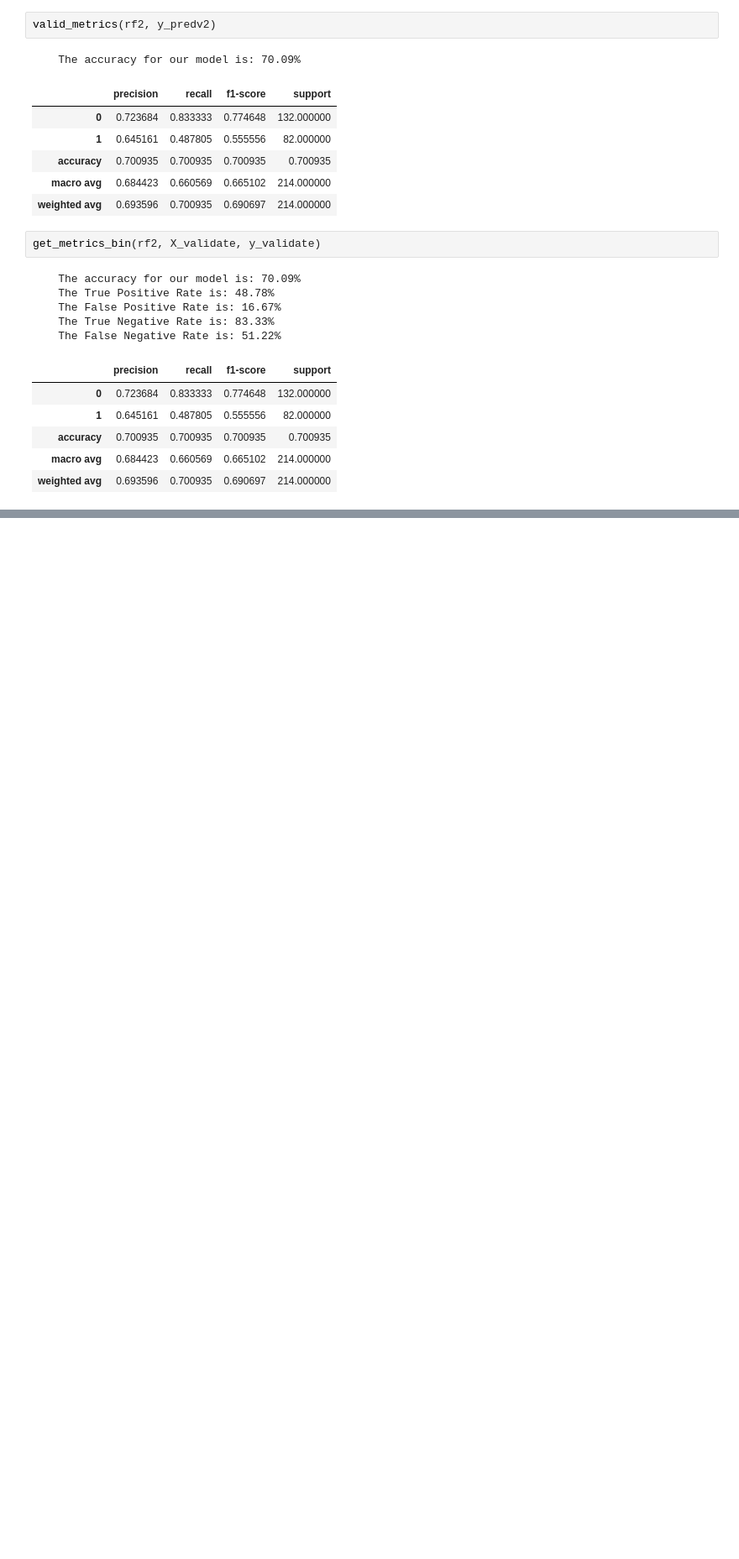
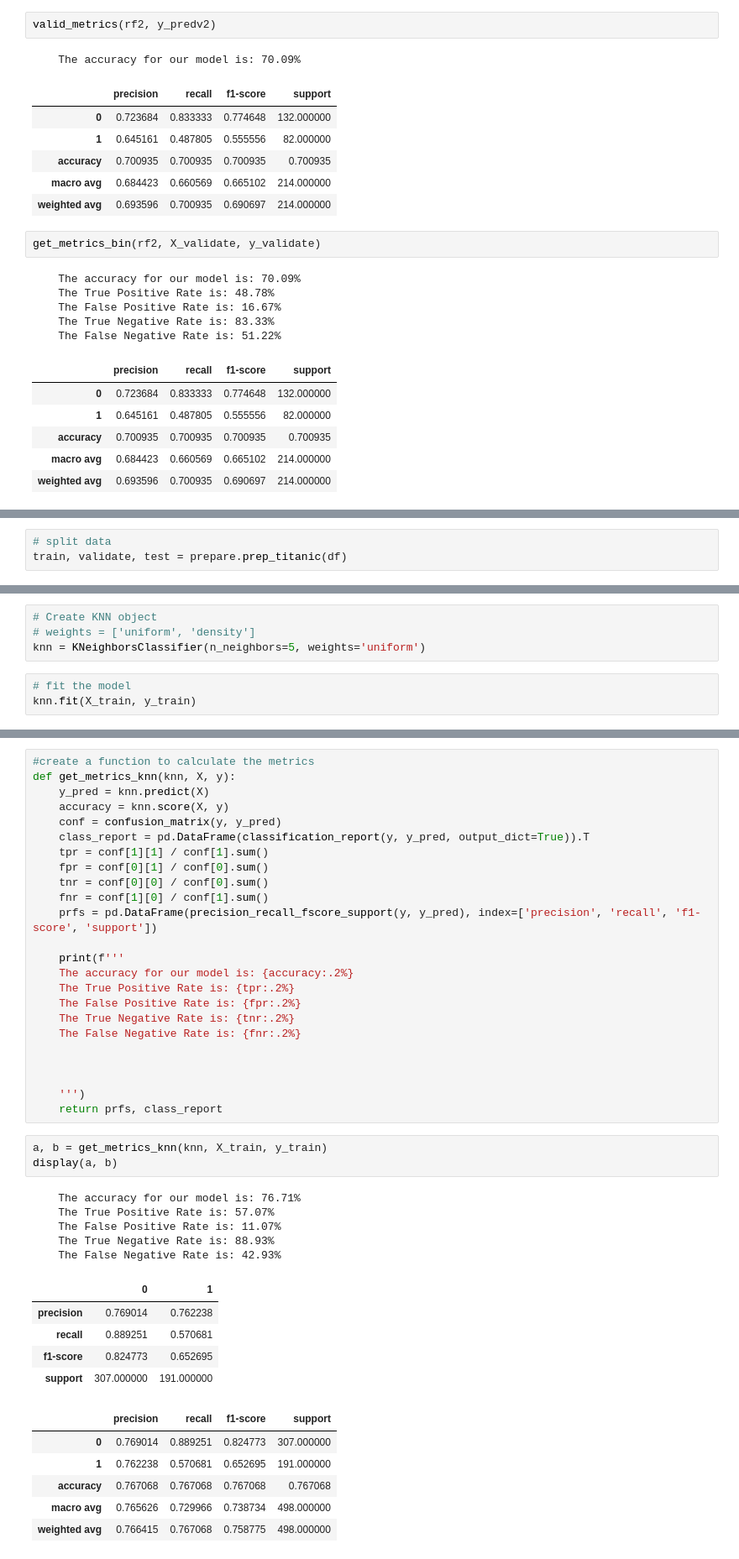
Before and after one commit to o0amandagomez0o/classification-exercises, a Jupyter notebook: model.ipynb, the cells around one changed output, grey strips where cells are left out. Shown at 84% size. Drawn from its saved outputs; the diff is of its cells as text; blank space fills up the shorter version.

```diff
--- a/model.ipynb
+++ b/model.ipynb
@@ -1061,0 +1097,3 @@ get_metrics_bin(rf2, X_validate, y_validate)
+# %%
+# split data
+train, validate, test = prepare.prep_titanic(df)
@@ -1061,0 +1119,7 @@ get_metrics_bin(rf2, X_validate, y_validate)
+# %%
+# Create KNN object
+# weights = ['uniform', 'density']
+knn = KNeighborsClassifier(n_neighbors=5, weights='uniform')
+# %%
+# fit the model
+knn.fit(X_train, y_train)
@@ -1061,0 +1154,44 @@ get_metrics_bin(rf2, X_validate, y_validate)
+# %%
+#create a function to calculate the metrics
+def get_metrics_knn(knn, X, y):
+    y_pred = knn.predict(X)
+    accuracy = knn.score(X, y)
+    conf = confusion_matrix(y, y_pred)
+    class_report = pd.DataFrame(classification_report(y, y_pred, output_dict=True)).T
+    tpr = conf[1][1] / conf[1].sum()
+    fpr = conf[0][1] / conf[0].sum()
+    tnr = conf[0][0] / conf[0].sum()
+    fnr = conf[1][0] / conf[1].sum()
+    prfs = pd.DataFrame(precision_recall_fscore_support(y, y_pred), index=['precision', 'recall', 'f1-score', 'support'])
+
+    print(f'''
+    The accuracy for our model is: {accuracy:.2%}
+    The True Positive Rate is: {tpr:.2%}
+    The False Positive Rate is: {fpr:.2%}
+    The True Negative Rate is: {tnr:.2%}
+    The False Negative Rate is: {fnr:.2%}
+
+
+
+    ''')
+    return prfs, class_report
+# %%
+a, b = get_metrics_knn(knn, X_train, y_train)
+display(a, b)
+# %% [output]
+    The accuracy for our model is: 76.71%
+    The True Positive Rate is: 57.07%
+    The False Positive Rate is: 11.07%
+    The True Negative Rate is: 88.93%
+    The False Negative Rate is: 42.93%
+|  | 0 | 1 |
+| precision | 0.769014 | 0.762238 |
+| recall | 0.889251 | 0.570681 |
+| f1-score | 0.824773 | 0.652695 |
+| support | 307.000000 | 191.000000 |
+|  | precision | recall | f1-score | support |
+| 0 | 0.769014 | 0.889251 | 0.824773 | 307.000000 |
+| 1 | 0.762238 | 0.570681 | 0.652695 | 191.000000 |
+| accuracy | 0.767068 | 0.767068 | 0.767068 | 0.767068 |
+| macro avg | 0.765626 | 0.729966 | 0.738734 | 498.000000 |
+| weighted avg | 0.766415 | 0.767068 | 0.758775 | 498.000000 |
```
Also changed, not shown: parts of 31 cells of this notebook.
